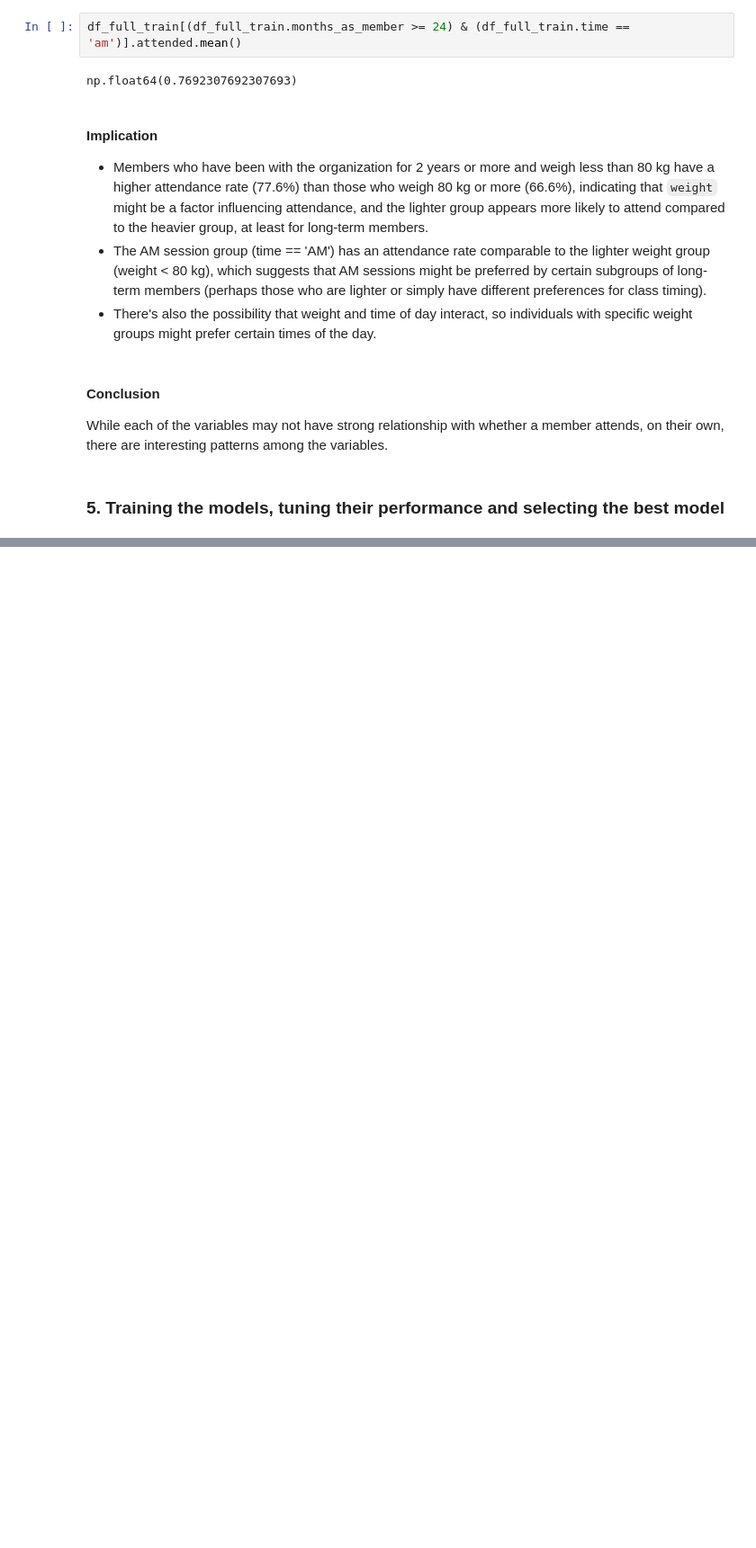
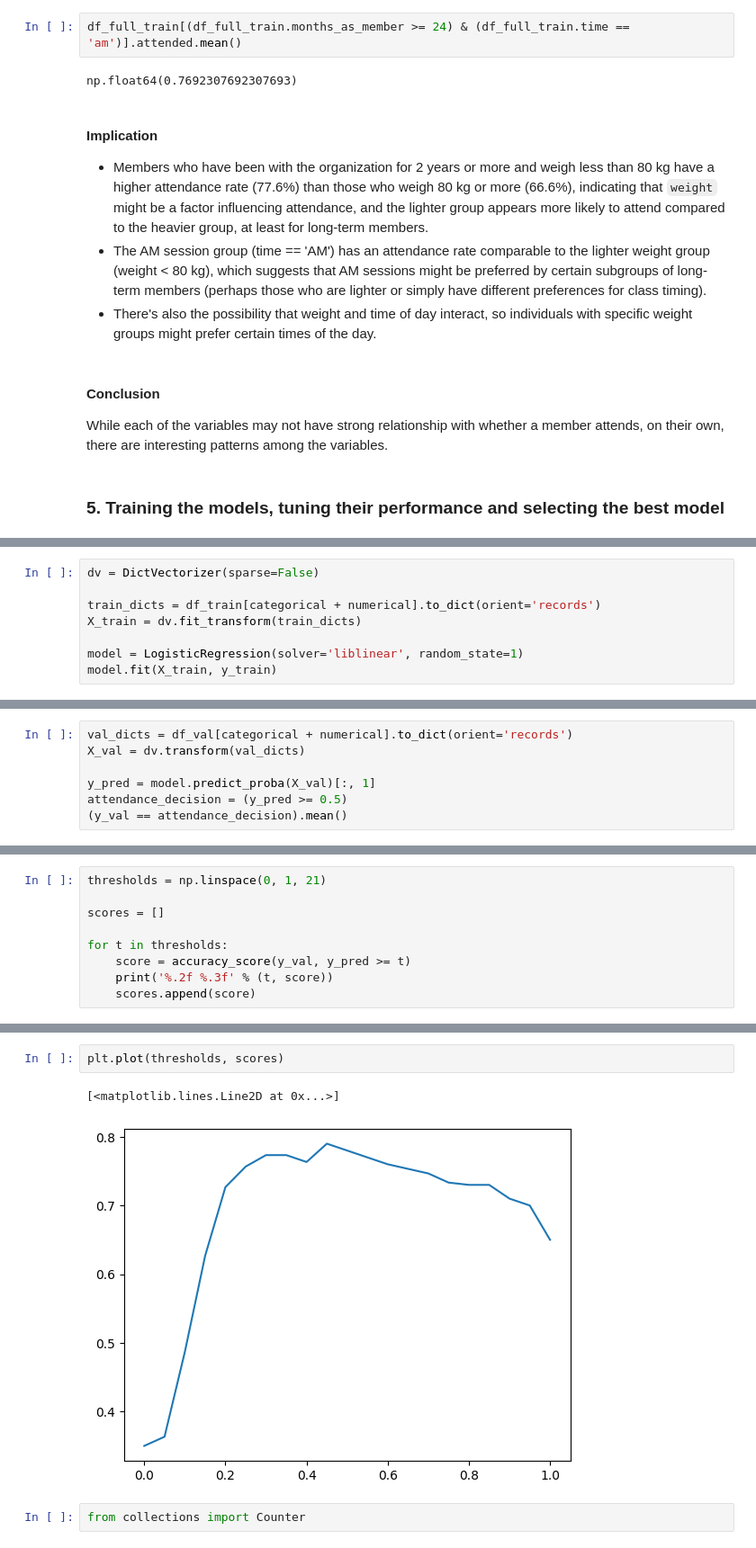
Before and after one commit to bankymondial/Predicting-Gym-Class-Attendance, a Jupyter notebook: notebook.ipynb, the cells around one changed output, grey strips where cells are left out. Shown at 90% size. Saved outputs shown, nothing was run; the diff lists cells and outputs as text; blank space fills up the shorter version.

```diff
--- a/notebook.ipynb
+++ b/notebook.ipynb
@@ -342,0 +347,8 @@ While each of the variables may not have strong relationship with whether a memb
+# %%
+dv = DictVectorizer(sparse=False)
+
+train_dicts = df_train[categorical + numerical].to_dict(orient='records')
+X_train = dv.fit_transform(train_dicts)
+
+model = LogisticRegression(solver='liblinear', random_state=1)
+model.fit(X_train, y_train)
@@ -342,0 +357,7 @@ While each of the variables may not have strong relationship with whether a memb
+# %%
+val_dicts = df_val[categorical + numerical].to_dict(orient='records')
+X_val = dv.transform(val_dicts)
+
+y_pred = model.predict_proba(X_val)[:, 1]
+attendance_decision = (y_pred >= 0.5)
+(y_val == attendance_decision).mean()
@@ -342,0 +376,9 @@ While each of the variables may not have strong relationship with whether a memb
+# %%
+thresholds = np.linspace(0, 1, 21)
+
+scores = []
+
+for t in thresholds:
+    score = accuracy_score(y_val, y_pred >= t)
+    print('%.2f %.3f' % (t, score))
+    scores.append(score)
@@ -342,0 +403,7 @@ While each of the variables may not have strong relationship with whether a memb
+# %%
+plt.plot(thresholds, scores)
+# %% [output]
+[<matplotlib.lines.Line2D at 0x...>]
+[figure, added]
+# %%
+from collections import Counter
```
Also changed, not shown: parts of 50 cells of this notebook.
